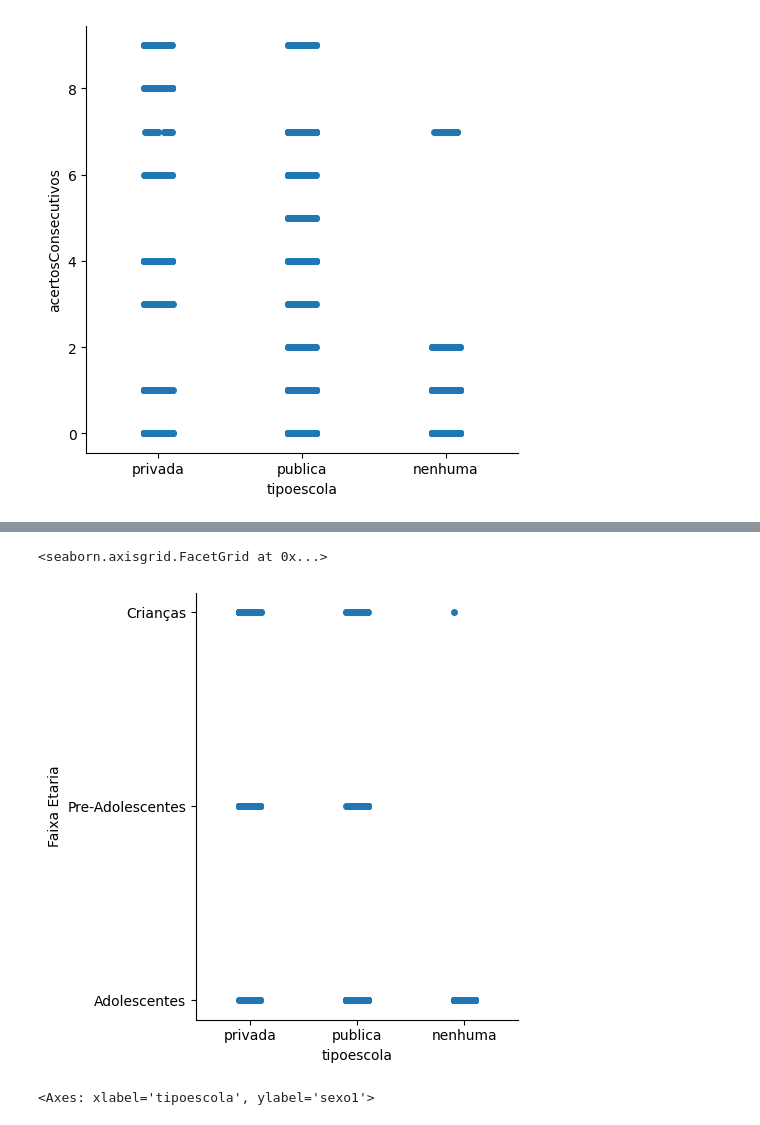
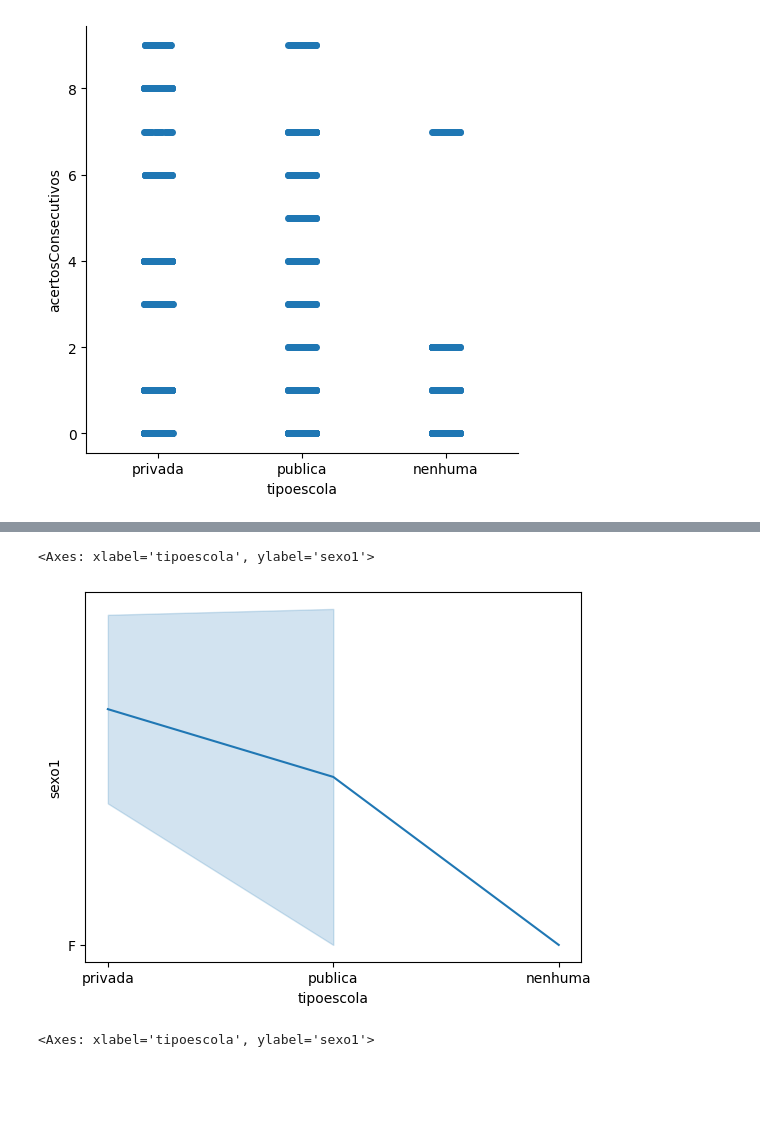
Before and after one commit to AnniProvietti/RIO20, a Jupyter notebook: fono_ceo-master/ipynb/dev/Wisconsin.ipynb, the cells around one changed output, grey strips where cells are left out. Cells and saved outputs as stored; diff of their text form; code cells hidden in the pictures; blank space fills up the shorter version.

```diff
--- a/fono_ceo-master/ipynb/dev/Wisconsin.ipynb
+++ b/fono_ceo-master/ipynb/dev/Wisconsin.ipynb
@@ -257,0 +477,4 @@ MultiIndex([('Unnamed: 0', 'count'),
+# %%
+import pandas as pd
+
+df_id = pd.read_csv("rio.csv")
@@ -271,0 +613,9 @@ sns.catplot(x='tipoescola', y='acertosConsecutivos', data=df)
+# %%
+import seaborn as sns
+import pandas as pd
+
+pf = df_id.loc[(df_id['result'] == 5) & (df_id['categoria_x'] <= 3)]
+
+type(pf)
+
+pf
@@ -272,10 +857,10 @@ sns.catplot(x='tipoescola', y='acertosConsecutivos', data=df)
 # %%
 import seaborn as sns
 
-sns.catplot(x='tipoescola', y='Faixa Etaria', data=df)
+sns.lineplot(x='tipoescola', y='sexo1', data=pf)
 # %% [output]
-<seaborn.axisgrid.FacetGrid at 0x...>
+<Axes: xlabel='tipoescola', ylabel='sexo1'>
-[figure, old version]
+[figure, new version]
 # %%
 import seaborn as sns
 
```
Also changed, not shown: parts of 91 cells of this notebook, 3 other files.
